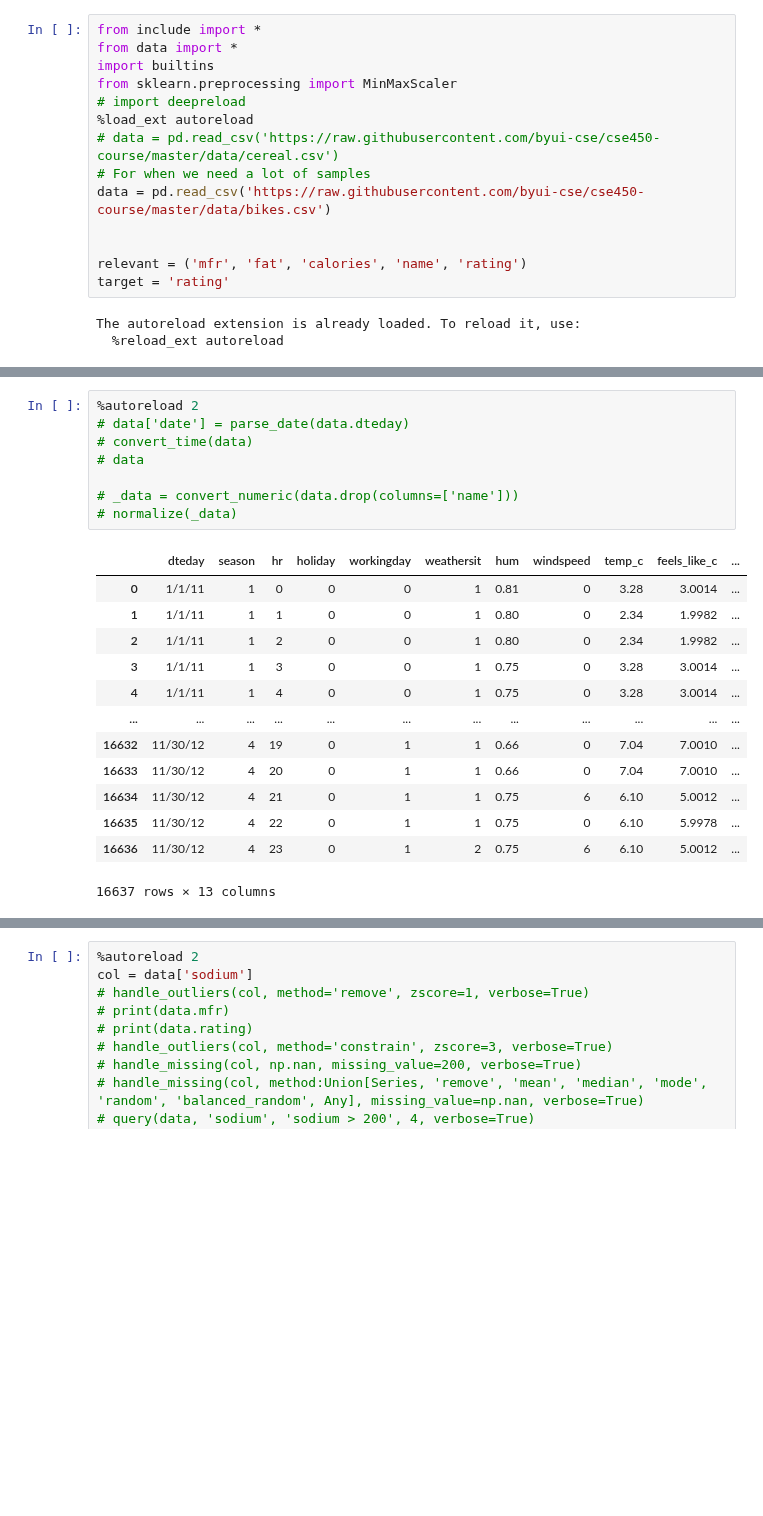
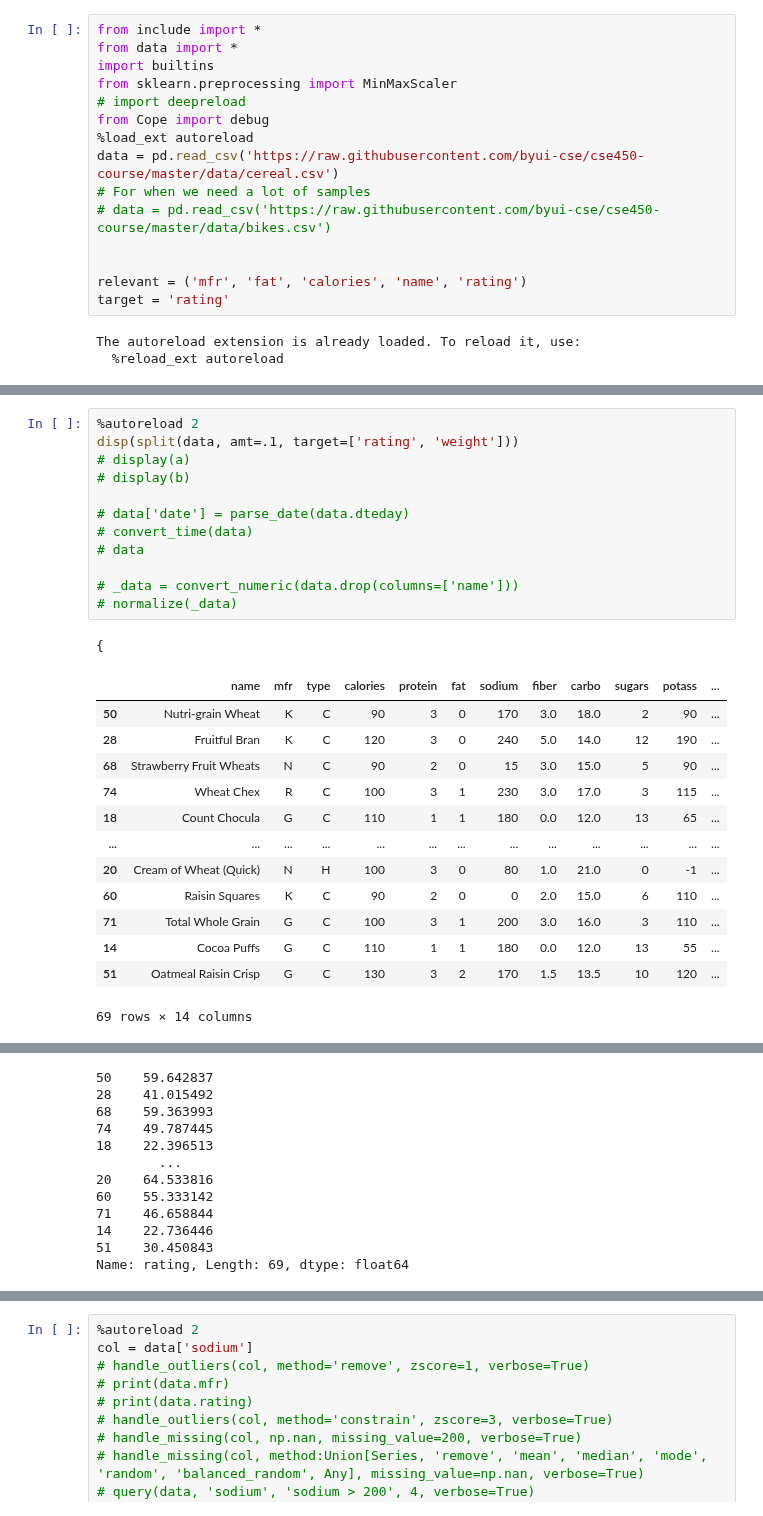
Before and after one commit to smartycope/Data, a Jupyter notebook: testingData.ipynb, the cells around one changed output, grey strips where cells are left out. Cells and saved outputs as stored; diff of their text form; blank space fills up the shorter version.

Commit message:
Added split()

```diff
--- a/testingData.ipynb
+++ b/testingData.ipynb
@@ -4,10 +4,11 @@ from data import *
 import builtins
 from sklearn.preprocessing import MinMaxScaler
 # import deepreload
+from Cope import debug
 %load_ext autoreload
-# data = pd.read_csv('https://raw.githubusercontent.com/byui-cse/cse450-course/master/data/cereal.csv')
+data = pd.read_csv('https://raw.githubusercontent.com/byui-cse/cse450-course/master/data/cereal.csv')
 # For when we need a lot of samples
-data = pd.read_csv('https://raw.githubusercontent.com/byui-cse/cse450-course/master/data/bikes.csv')
+# data = pd.read_csv('https://raw.githubusercontent.com/byui-cse/cse450-course/master/data/bikes.csv')
 
 
 relevant = ('mfr', 'fat', 'calories', 'name', 'rating')
@@ -24,23 +25,28 @@ GridBox(children=(Dropdown(description='Select Summary', index=10, options=('Des
 [interactive output not drawn]
 # %%
 %autoreload 2
+disp(split(data, amt=.1, target=['rating', 'weight']))
+# display(a)
+# display(b)
+
 # data['date'] = parse_date(data.dteday)
 # convert_time(data)
 # data
 
 # _data = convert_numeric(data.drop(columns=['name']))
 # normalize(_data)
 # %% [output]
+{
-|  | dteday | season | hr | holiday | workingday | weathersit | hum | windspeed | temp_c | feels_like_c | ... |
-| 0 | 1/1/11 | 1 | 0 | 0 | 0 | 1 | 0.81 | 0 | 3.28 | 3.0014 | ... |
-| 1 | 1/1/11 | 1 | 1 | 0 | 0 | 1 | 0.80 | 0 | 2.34 | 1.9982 | ... |
-| 2 | 1/1/11 | 1 | 2 | 0 | 0 | 1 | 0.80 | 0 | 2.34 | 1.9982 | ... |
-| 3 | 1/1/11 | 1 | 3 | 0 | 0 | 1 | 0.75 | 0 | 3.28 | 3.0014 | ... |
-| 4 | 1/1/11 | 1 | 4 | 0 | 0 | 1 | 0.75 | 0 | 3.28 | 3.0014 | ... |
-| ... | ... | ... | ... | ... | ... | ... | ... | ... | ... | ... | ... |
-| 16632 | 11/30/12 | 4 | 19 | 0 | 1 | 1 | 0.66 | 0 | 7.04 | 7.0010 | ... |
-| 16633 | 11/30/12 | 4 | 20 | 0 | 1 | 1 | 0.66 | 0 | 7.04 | 7.0010 | ... |
-| 16634 | 11/30/12 | 4 | 21 | 0 | 1 | 1 | 0.75 | 6 | 6.10 | 5.0012 | ... |
-| 16635 | 11/30/12 | 4 | 22 | 0 | 1 | 1 | 0.75 | 0 | 6.10 | 5.9978 | ... |
-| 16636 | 11/30/12 | 4 | 23 | 0 | 1 | 2 | 0.75 | 6 | 6.10 | 5.0012 | ... |
+|  | name | mfr | type | calories | protein | fat | sodium | fiber | carbo | sugars | potass | ... |
+| 50 | Nutri-grain Wheat | K | C | 90 | 3 | 0 | 170 | 3.0 | 18.0 | 2 | 90 | ... |
+| 28 | Fruitful Bran | K | C | 120 | 3 | 0 | 240 | 5.0 | 14.0 | 12 | 190 | ... |
+| 68 | Strawberry Fruit Wheats | N | C | 90 | 2 | 0 | 15 | 3.0 | 15.0 | 5 | 90 | ... |
+| 74 | Wheat Chex | R | C | 100 | 3 | 1 | 230 | 3.0 | 17.0 | 3 | 115 | ... |
+| 18 | Count Chocula | G | C | 110 | 1 | 1 | 180 | 0.0 | 12.0 | 13 | 65 | ... |
+| ... | ... | ... | ... | ... | ... | ... | ... | ... | ... | ... | ... | ... |
+| 20 | Cream of Wheat (Quick) | N | H | 100 | 3 | 0 | 80 | 1.0 | 21.0 | 0 | -1 | ... |
+| 60 | Raisin Squares | K | C | 90 | 2 | 0 | 0 | 2.0 | 15.0 | 6 | 110 | ... |
+| 71 | Total Whole Grain | G | C | 100 | 3 | 1 | 200 | 3.0 | 16.0 | 3 | 110 | ... |
+| 14 | Cocoa Puffs | G | C | 110 | 1 | 1 | 180 | 0.0 | 12.0 | 13 | 55 | ... |
+| 51 | Oatmeal Raisin Crisp | G | C | 130 | 3 | 2 | 170 | 1.5 | 13.5 | 10 | 120 | ... |
-16637 rows × 13 columns
+69 rows × 14 columns
@@ -46,0 +62,12 @@ GridBox(children=(Dropdown(description='Select Summary', index=10, options=('Des
+50    59.642837
+28    41.015492
+68    59.363993
+74    49.787445
+18    22.396513
+        ...
+20    64.533816
+60    55.333142
+71    46.658844
+14    22.736446
+51    30.450843
+Name: rating, Length: 69, dtype: float64
```
Also changed, not shown: parts of 2 cells of this notebook, 2 other files.
